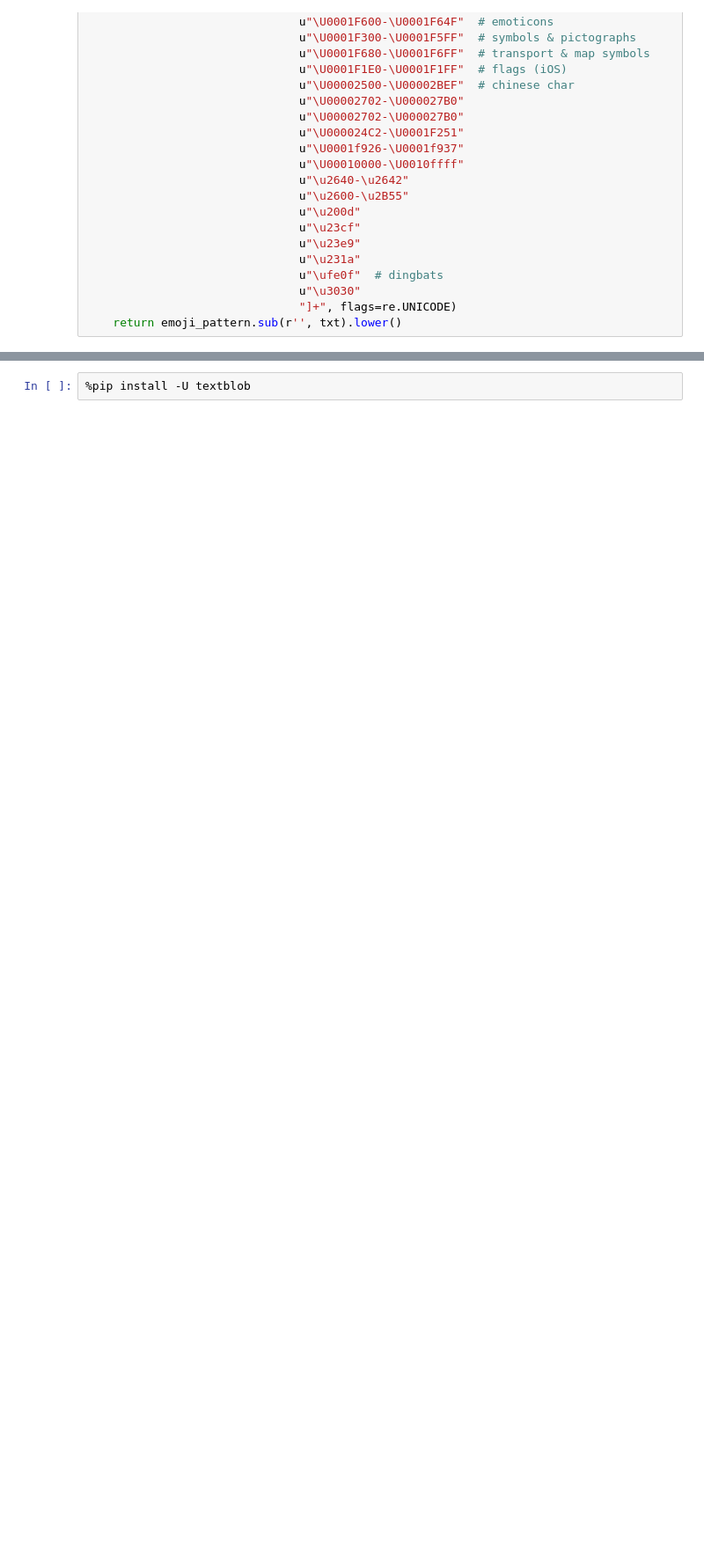
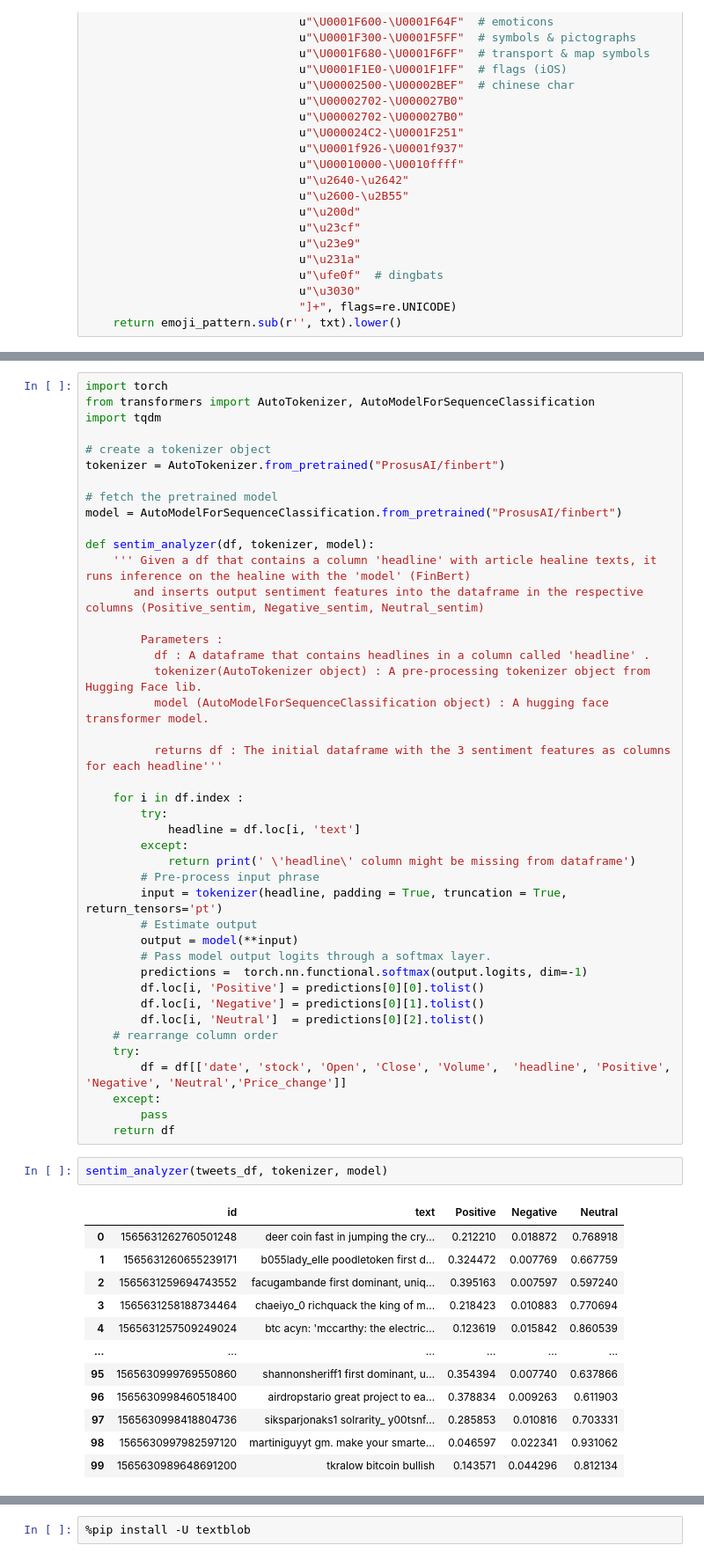
Before and after one commit to webclinic017/Trading-sandbox, a Jupyter notebook: 04_Twitter_processing.ipynb, the cells around one changed output, grey strips where cells are left out. Shown at 88% size. Drawn from its saved outputs; the diff is of its cells as text; blank space fills up the shorter version.

```diff
--- a/04_Twitter_processing.ipynb
+++ b/04_Twitter_processing.ipynb
@@ -44,0 +69,57 @@ tweets_df.head()
+# %%
+import torch
+from transformers import AutoTokenizer, AutoModelForSequenceClassification
+import tqdm
+
+# create a tokenizer object
+tokenizer = AutoTokenizer.from_pretrained("ProsusAI/finbert")
+
+# fetch the pretrained model
+model = AutoModelForSequenceClassification.from_pretrained("ProsusAI/finbert")
+
+def sentim_analyzer(df, tokenizer, model):
+    ''' Given a df that contains a column 'headline' with article healine texts, it runs inference on the healine with the 'model' (FinBert)
+       and inserts output sentiment features into the dataframe in the respective columns (Positive_sentim, Negative_sentim, Neutral_sentim)
+
+        Parameters :
+          df : A dataframe that contains headlines in a column called 'headline' .
+          tokenizer(AutoTokenizer object) : A pre-processing tokenizer object from Hugging Face lib.
+          model (AutoModelForSequenceClassification object) : A hugging face transformer model.
+
+          returns df : The initial dataframe with the 3 sentiment features as columns for each headline'''
+
+    for i in df.index :
+        try:
+            headline = df.loc[i, 'text']
+        except:
+            return print(' \'headline\' column might be missing from dataframe')
+        # Pre-process input phrase
+        input = tokenizer(headline, padding = True, truncation = True, return_tensors='pt')
+        # Estimate output
+        output = model(**input)
+        # Pass model output logits through a softmax layer.
+        predictions =  torch.nn.functional.softmax(output.logits, dim=-1)
+        df.loc[i, 'Positive'] = predictions[0][0].tolist()
+        df.loc[i, 'Negative'] = predictions[0][1].tolist()
+        df.loc[i, 'Neutral']  = predictions[0][2].tolist()
+    # rearrange column order
+    try:
+        df = df[['date', 'stock', 'Open', 'Close', 'Volume',  'headline', 'Positive', 'Negative', 'Neutral','Price_change']]
+    except:
+        pass
+    return df
+# %%
+sentim_analyzer(tweets_df, tokenizer, model)
+# %% [output]
+|  | id | text | Positive | Negative | Neutral |
+| 0 | 1565631262760501248 | deer coin fast in jumping the cry... | 0.212210 | 0.018872 | 0.768918 |
+| 1 | 1565631260655239171 | b055lady_elle poodletoken first d... | 0.324472 | 0.007769 | 0.667759 |
+| 2 | 1565631259694743552 | facugambande first dominant, uniq... | 0.395163 | 0.007597 | 0.597240 |
+| 3 | 1565631258188734464 | chaeiyo_0 richquack the king of m... | 0.218423 | 0.010883 | 0.770694 |
+| 4 | 1565631257509249024 | btc acyn: 'mccarthy: the electric... | 0.123619 | 0.015842 | 0.860539 |
+| ... | ... | ... | ... | ... | ... |
+| 95 | 1565630999769550860 | shannonsheriff1 first dominant, u... | 0.354394 | 0.007740 | 0.637866 |
+| 96 | 1565630998460518400 | airdropstario great project to ea... | 0.378834 | 0.009263 | 0.611903 |
+| 97 | 1565630998418804736 | siksparjonaks1 solrarity_ y00tsnf... | 0.285853 | 0.010816 | 0.703331 |
+| 98 | 1565630997982597120 | martiniguyyt gm. make your smarte... | 0.046597 | 0.022341 | 0.931062 |
+| 99 | 1565630989648691200 | tkralow bitcoin bullish | 0.143571 | 0.044296 | 0.812134 |
```
Also changed, not shown: parts of 10 cells of this notebook, 7 other files.
